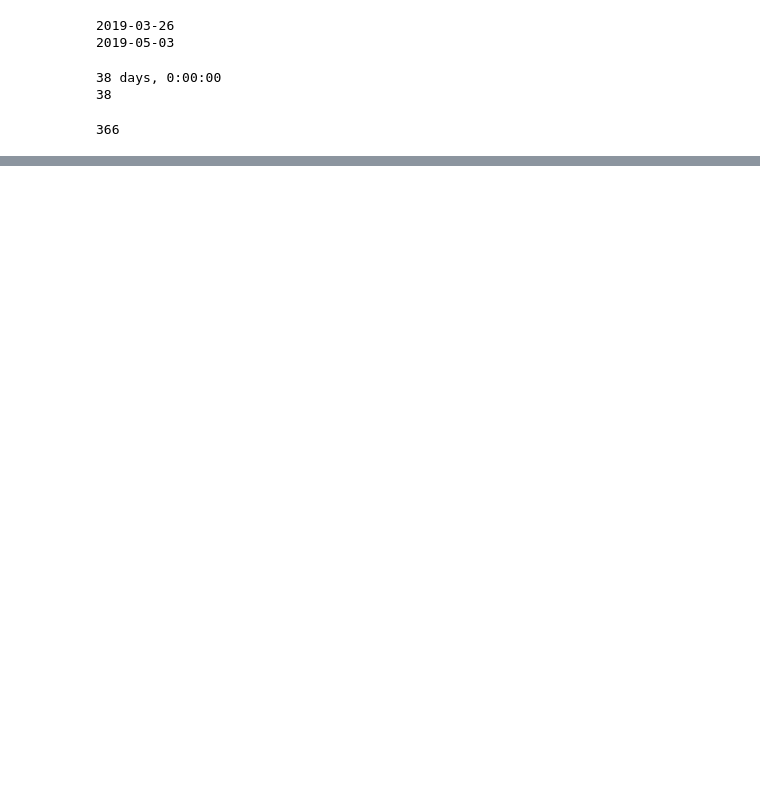
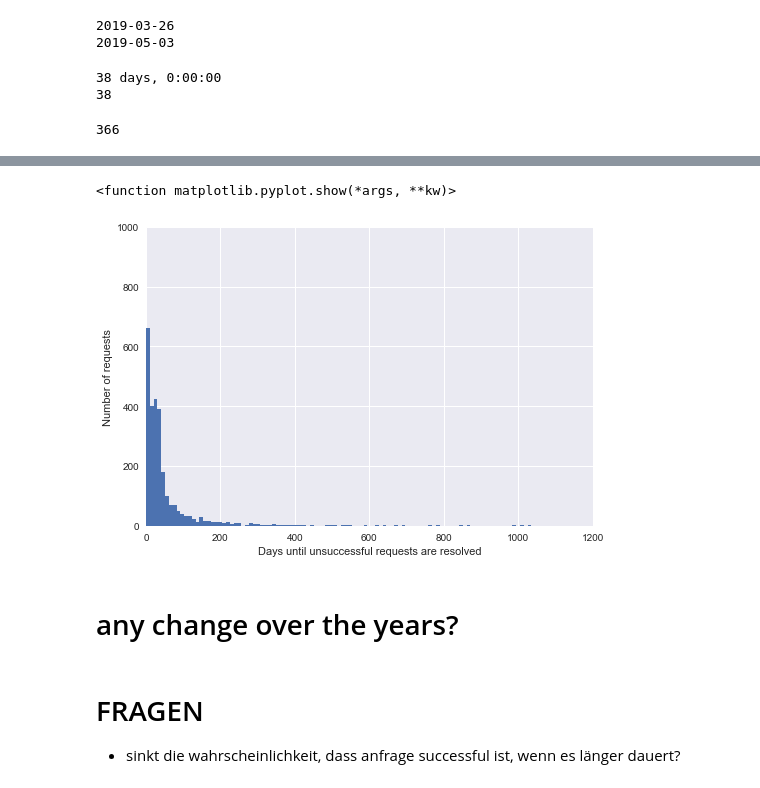
Before and after one commit to chaseinstead/fdsstat, a Jupyter notebook: fds_date_stats.ipynb, the cells around one changed output, grey strips where cells are left out. Drawn from its saved outputs; the diff is of its cells as text; code cells hidden in the pictures; blank space fills up the shorter version.

```diff
--- a/fds_date_stats.ipynb
+++ b/fds_date_stats.ipynb
@@ -58,0 +127,5 @@ TypeError: Can't parse single argument type of '<class 'pandas.core.series.Serie
+# %%
+# when are unsuccessful requests resolved:
+
+unsuc_reqs = resolved_reqs[resolved_reqs.resolution == "refused"]
+unsuc_reqs.sort_values("days_until_resolved", ascending=False).head()
@@ -58,0 +140,12 @@ TypeError: Can't parse single argument type of '<class 'pandas.core.series.Serie
+# %%
+plt.style.use('seaborn')
+plt.hist(unsuc_reqs["days_until_resolved"], 200)
+plt.axis([1, 1200, 0, 1000])
+plt.xlabel("Days until unsuccessful requests are resolved")
+plt.ylabel("Number of requests")
+plt.show
+# %% [output]
+<function matplotlib.pyplot.show(*args, **kw)>
+[figure, added]
+# %% [markdown]
+# any change over the years?
@@ -58,0 +154,3 @@ TypeError: Can't parse single argument type of '<class 'pandas.core.series.Serie
+# %% [markdown]
+# FRAGEN
+- sinkt die wahrscheinlichkeit, dass anfrage successful ist, wenn es länger dauert?
```
Also changed, not shown: parts of 11 cells of this notebook, 1 other file.
